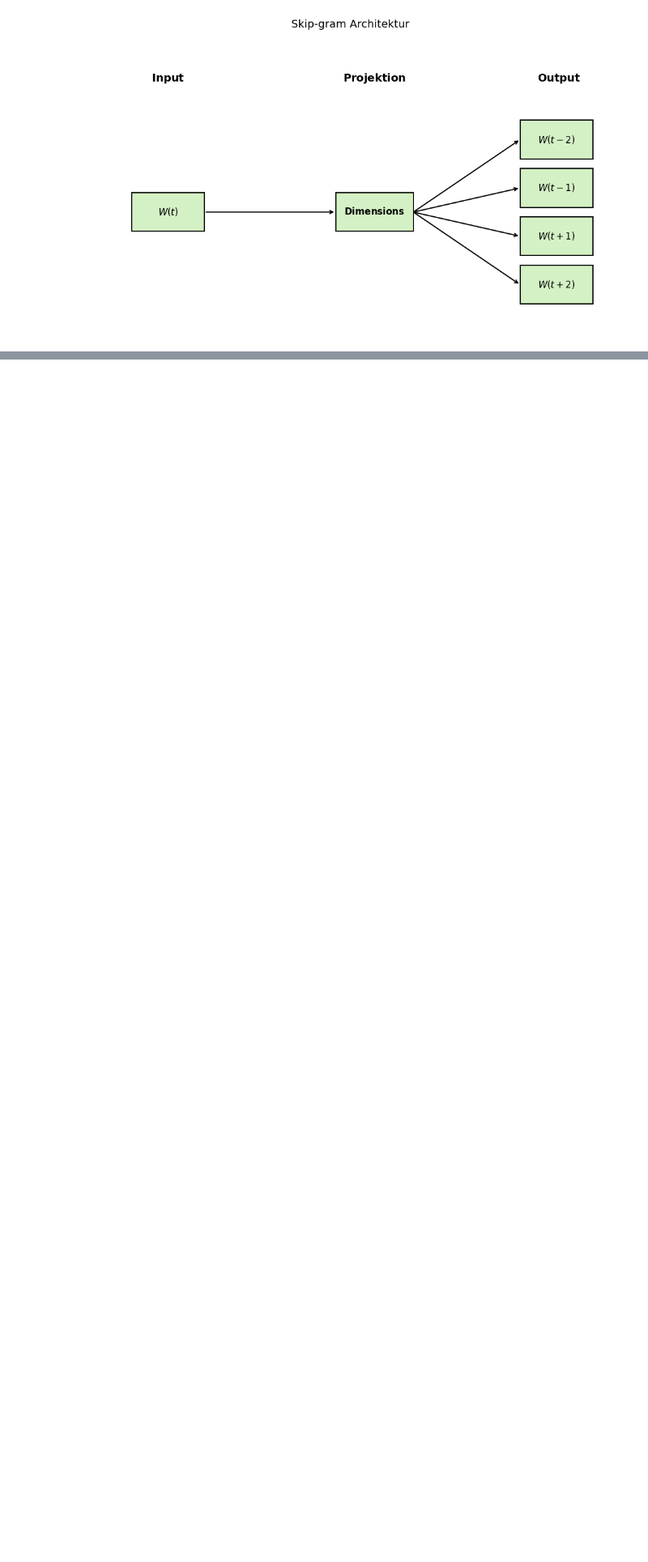
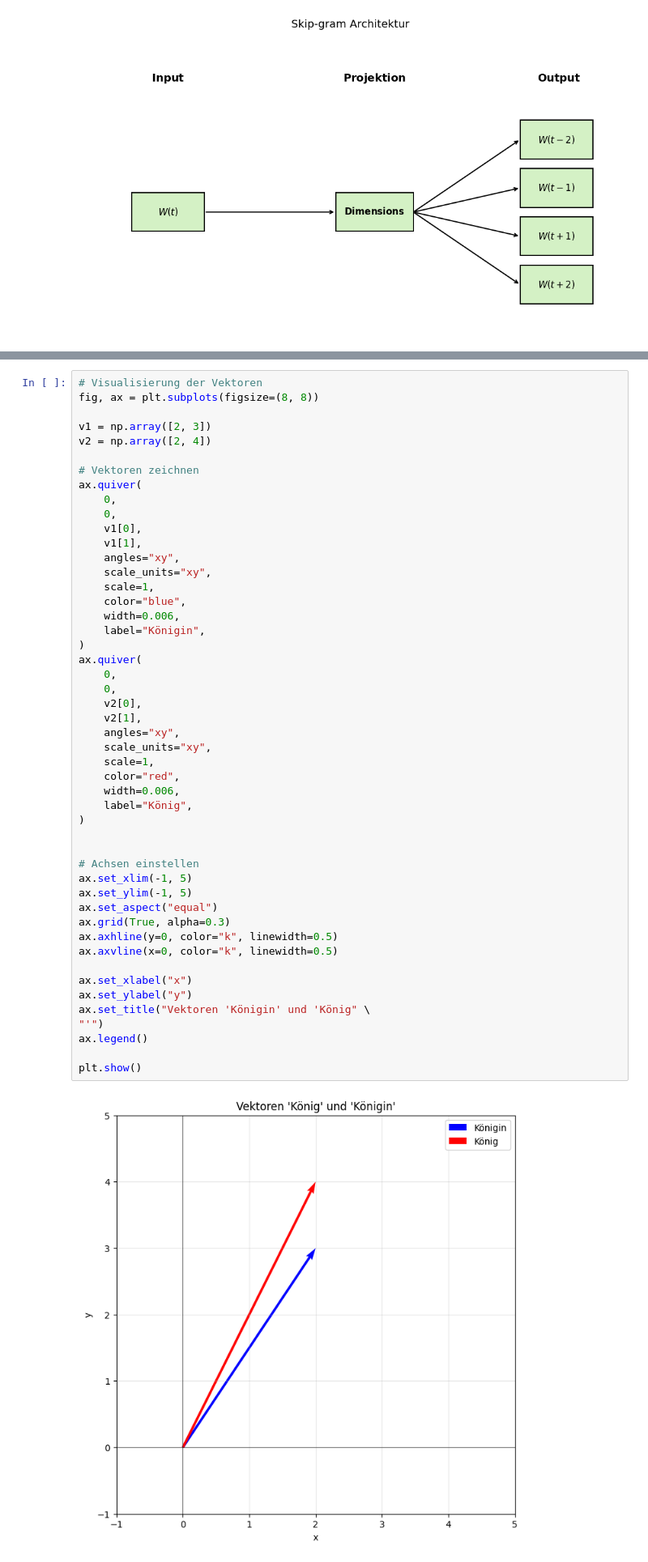
Before and after one commit to LinusLinuxer/Vortrag, a Jupyter notebook: Vortrag.ipynb, the cells around one changed output, grey strips where cells are left out. Shown at 81% size. Cells and saved outputs as stored; diff of their text form; blank space fills up the shorter version.

```diff
--- a/Vortrag.ipynb
+++ b/Vortrag.ipynb
@@ -508,0 +518,51 @@ M
+# %%
+# Visualisierung der Vektoren
+fig, ax = plt.subplots(figsize=(8, 8))
+
+v1 = np.array([2, 3])
+v2 = np.array([2, 4])
+
+# Vektoren zeichnen
+ax.quiver(
+    0,
+    0,
+    v1[0],
+    v1[1],
+    angles="xy",
+    scale_units="xy",
+    scale=1,
+    color="blue",
+    width=0.006,
+    label="Königin",
+)
+ax.quiver(
+    0,
+    0,
+    v2[0],
+    v2[1],
+    angles="xy",
+    scale_units="xy",
+    scale=1,
+    color="red",
+    width=0.006,
+    label="König",
+)
+
+
+# Achsen einstellen
+ax.set_xlim(-1, 5)
+ax.set_ylim(-1, 5)
+ax.set_aspect("equal")
+ax.grid(True, alpha=0.3)
+ax.axhline(y=0, color="k", linewidth=0.5)
+ax.axvline(x=0, color="k", linewidth=0.5)
+
+ax.set_xlabel("x")
+ax.set_ylabel("y")
+ax.set_title("Vektoren 'Königin' und 'König" \
+"'")
+ax.legend()
+
+plt.show()
+# %% [output]
+[figure, added]
```
Also changed, not shown: parts of 4 cells of this notebook.
